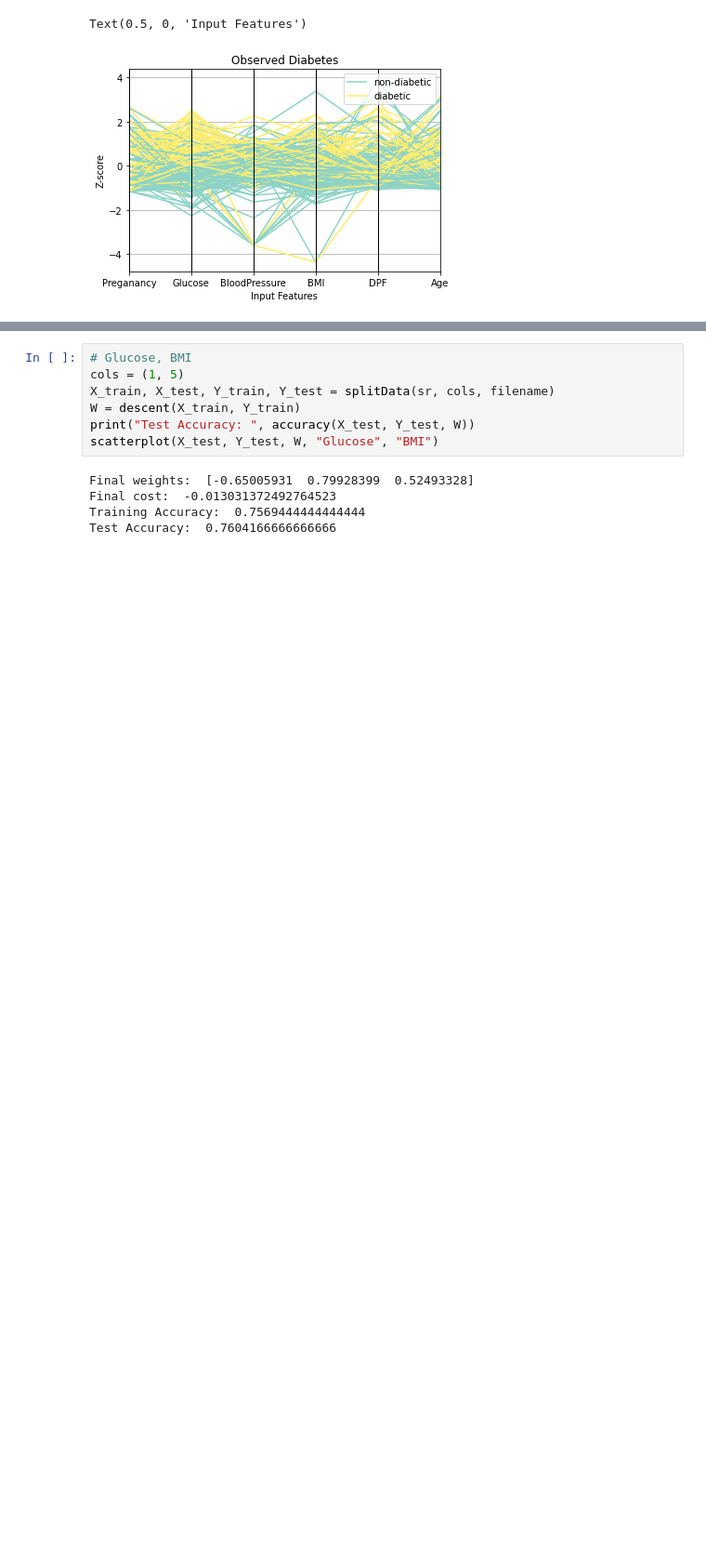
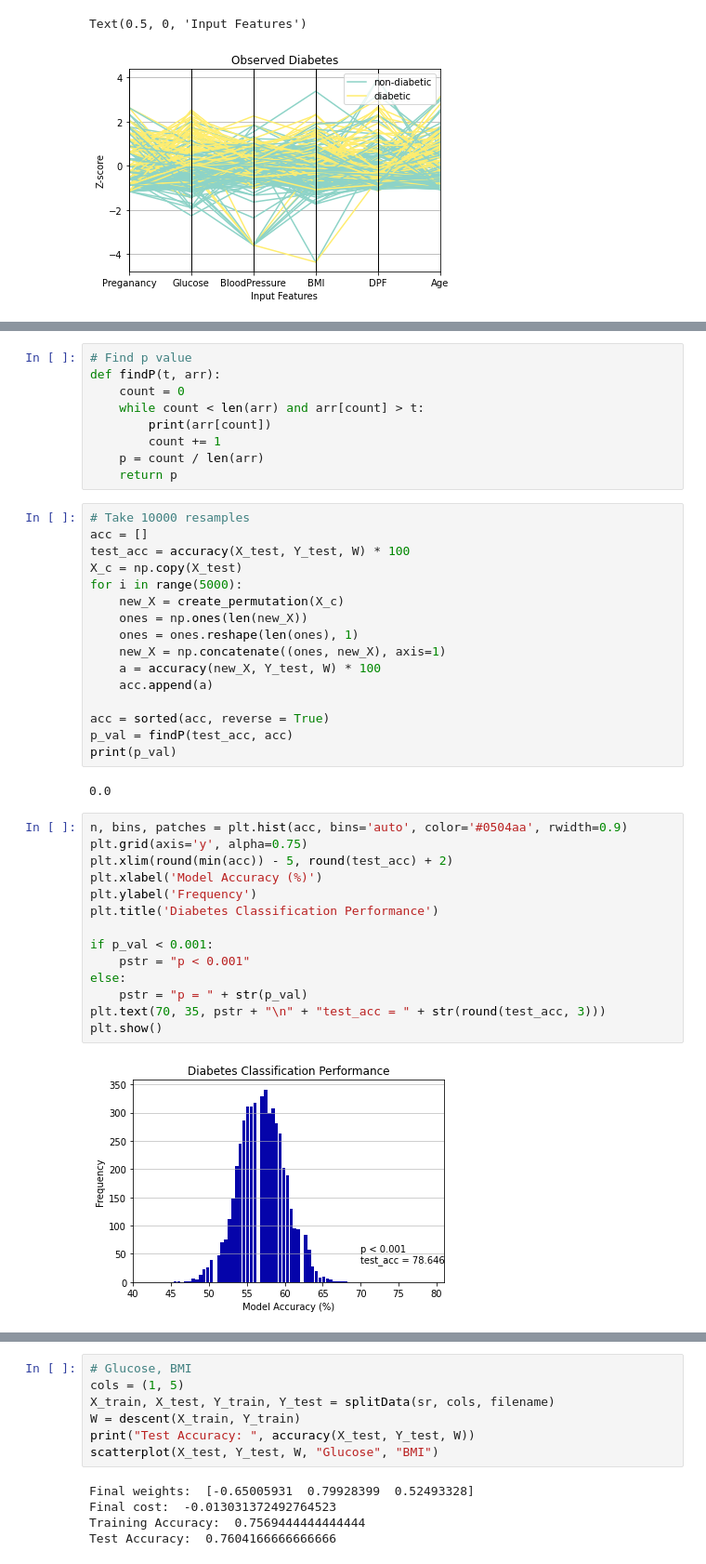
Before and after one commit to axgu/srp-lab-notebook, a Jupyter notebook: _build/html/_sources/prep/log_reg/diabetes-logreg.ipynb, the cells around one changed output, grey strips where cells are left out. Shown at 93% size. Drawn from its saved outputs; the diff is of its cells as text; blank space fills up the shorter version.

Commit message:
diabetes permutation test

```diff
--- a/_build/html/_sources/prep/log_reg/diabetes-logreg.ipynb
+++ b/_build/html/_sources/prep/log_reg/diabetes-logreg.ipynb
@@ -149,0 +170,43 @@ Text(0.5, 0, 'Input Features')
+# %%
+# Find p value
+def findP(t, arr):
+    count = 0
+    while count < len(arr) and arr[count] > t:
+        print(arr[count])
+        count += 1
+    p = count / len(arr)
+    return p
+# %%
+# Take 10000 resamples
+acc = []
+test_acc = accuracy(X_test, Y_test, W) * 100
+X_c = np.copy(X_test)
+for i in range(5000):
+    new_X = create_permutation(X_c)
+    ones = np.ones(len(new_X))
+    ones = ones.reshape(len(ones), 1)
+    new_X = np.concatenate((ones, new_X), axis=1)
+    a = accuracy(new_X, Y_test, W) * 100
+    acc.append(a)
+
+acc = sorted(acc, reverse = True)
+p_val = findP(test_acc, acc)
+print(p_val)
+# %% [output]
+0.0
+# %%
+n, bins, patches = plt.hist(acc, bins='auto', color='#0504aa', rwidth=0.9)
+plt.grid(axis='y', alpha=0.75)
+plt.xlim(round(min(acc)) - 5, round(test_acc) + 2)
+plt.xlabel('Model Accuracy (%)')
+plt.ylabel('Frequency')
+plt.title('Diabetes Classification Performance')
+
+if p_val < 0.001:
+    pstr = "p < 0.001"
+else:
+    pstr = "p = " + str(p_val)
+plt.text(70, 35, pstr + "\n" + "test_acc = " + str(round(test_acc, 3)))
+plt.show()
+# %% [output]
+[figure, added]
```
Also changed, not shown: parts of 6 cells of this notebook, 32 other files.
